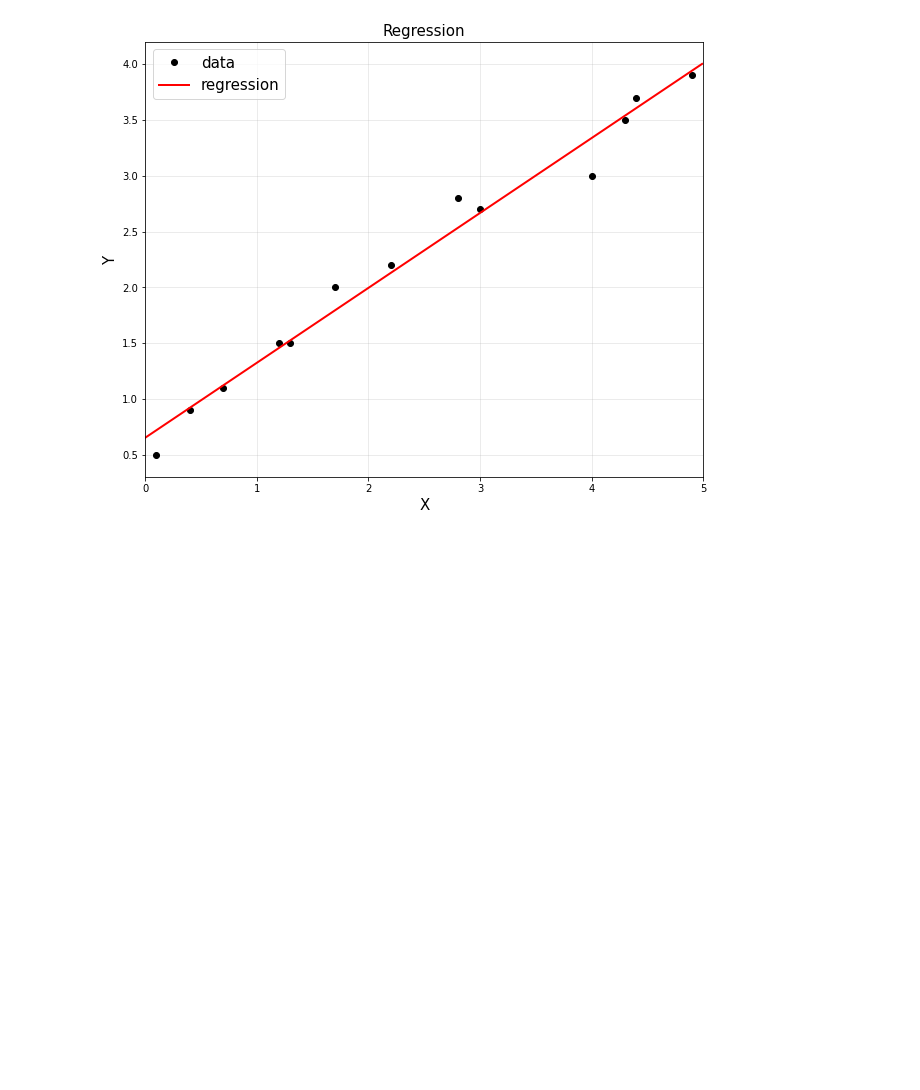
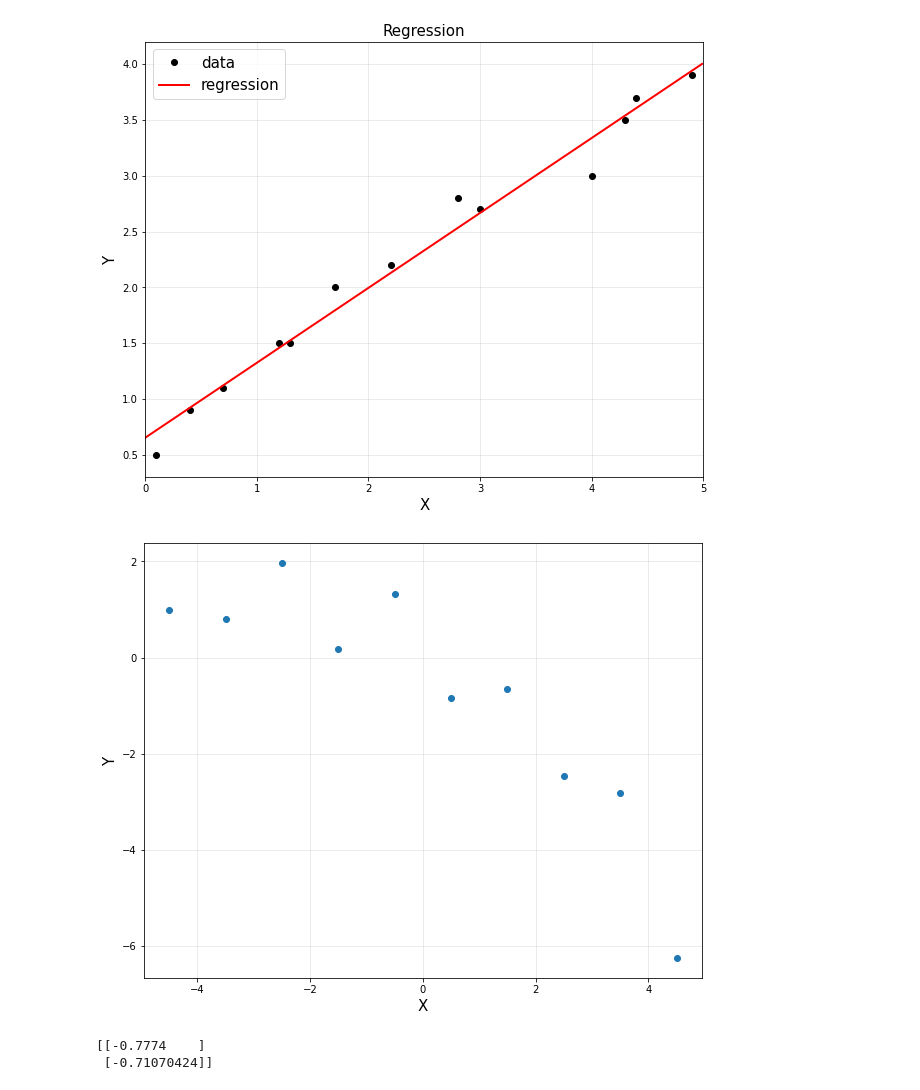
Before and after one commit to msksh/jupyternote, a Jupyter notebook: 회귀.ipynb, the cells around one changed output. Drawn from its saved outputs; the diff is of its cells as text; code cells hidden in the pictures; blank space fills up the shorter version.

```diff
--- a/회귀.ipynb
+++ b/회귀.ipynb
@@ -207,3 +207,30 @@ plt.xlim([0, 5])
 plt.show()
 # %% [output]
 [figure]
+# %%
+import numpy as np
+import matplotlib.pyplot as plt
+%matplotlib inline
+
+# 10 data points
+n = 10
+x = np.linspace(-4.5, 4.5, 10).reshape(-1, 1)
+y = np.array([0.9819, 0.7973, 1.9737, 0.1838, 1.3180, -0.8361, -0.6591, -2.4701, -2.8122, -6.2512]).reshape(-1, 1)
+
+plt.figure(figsize = (10, 8))
+plt.plot(x, y, 'o', label = 'Data')
+plt.xlabel('X', fontsize = 15)
+plt.ylabel('Y', fontsize = 15)
+plt.grid(alpha = 0.3)
+plt.show()
+# %% [output]
+[figure, added]
+# %%
+A = np.hstack([x**0, x])
+A = np.asmatrix(A)
+
+theta = (A.T*A).I*A.T*y
+print(theta)
+# %% [output]
+[[-0.7774    ]
+ [-0.71070424]]
```
Also changed, not shown: parts of 28 cells of this notebook.
